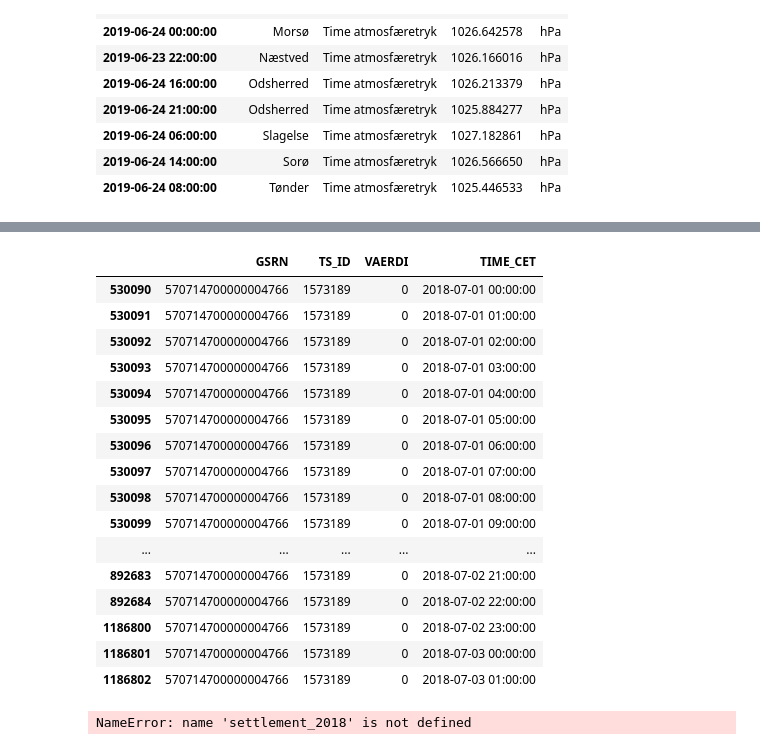
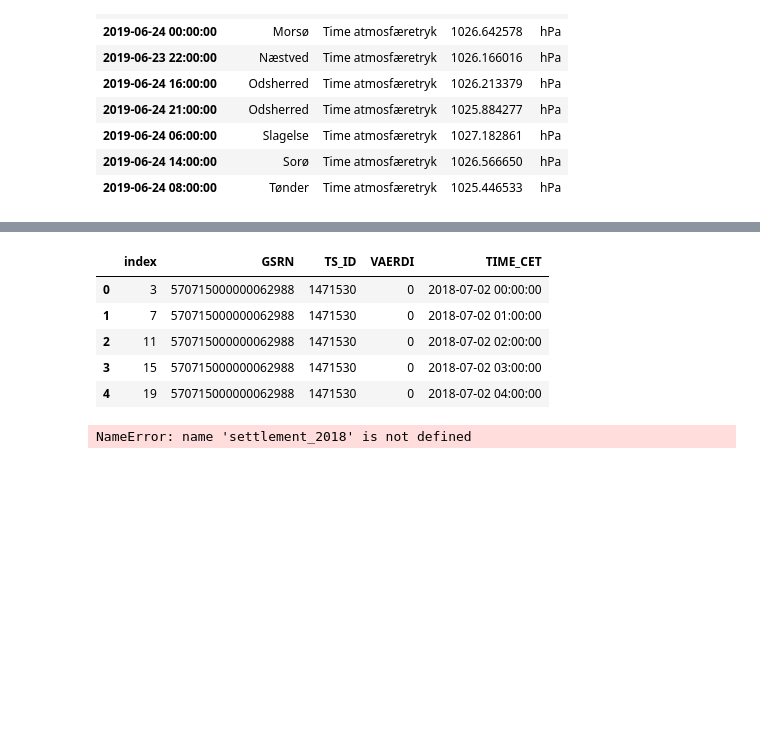
Before and after one commit to sevewing/WindmillPrediction, a Jupyter notebook: preprocessing.ipynb, the cells around one changed output, grey strips where cells are left out. Cells and saved outputs as stored; diff of their text form; code cells hidden in the pictures; blank space fills up the shorter version.

```diff
--- a/preprocessing.ipynb
+++ b/preprocessing.ipynb
@@ -98,2 +211,0 @@ f.to_csv('data/windmills_gis.csv', index=False)
-# %%
-pd.set_option('display.float_format',lambda x : '%.3f' % x)
@@ -279,20 +299,11 @@ settlement_2018.head(20)
+# %%
+settlement_2018 = settlement_2018[settlement_2018.TIME_CET.str.contains(':00:')].reset_index()
 # %%
-settlement_2018[settlement_2018['GSRN'] == '570714700000004766'].head(50)
+settlement_2018.head()
 # %% [output]
-|  | GSRN | TS_ID | VAERDI | TIME_CET |
-| 530090 | 570714700000004766 | 1573189 | 0 | 2018-07-01 00:00:00 |
-| 530091 | 570714700000004766 | 1573189 | 0 | 2018-07-01 01:00:00 |
-| 530092 | 570714700000004766 | 1573189 | 0 | 2018-07-01 02:00:00 |
-| 530093 | 570714700000004766 | 1573189 | 0 | 2018-07-01 03:00:00 |
-| 530094 | 570714700000004766 | 1573189 | 0 | 2018-07-01 04:00:00 |
-| 530095 | 570714700000004766 | 1573189 | 0 | 2018-07-01 05:00:00 |
-| 530096 | 570714700000004766 | 1573189 | 0 | 2018-07-01 06:00:00 |
-| 530097 | 570714700000004766 | 1573189 | 0 | 2018-07-01 07:00:00 |
-| 530098 | 570714700000004766 | 1573189 | 0 | 2018-07-01 08:00:00 |
-| 530099 | 570714700000004766 | 1573189 | 0 | 2018-07-01 09:00:00 |
-| ... | ... | ... | ... | ... |
-| 892683 | 570714700000004766 | 1573189 | 0 | 2018-07-02 21:00:00 |
-| 892684 | 570714700000004766 | 1573189 | 0 | 2018-07-02 22:00:00 |
-| 1186800 | 570714700000004766 | 1573189 | 0 | 2018-07-02 23:00:00 |
-| 1186801 | 570714700000004766 | 1573189 | 0 | 2018-07-03 00:00:00 |
-| 1186802 | 570714700000004766 | 1573189 | 0 | 2018-07-03 01:00:00 |
+|  | index | GSRN | TS_ID | VAERDI | TIME_CET |
+| 0 | 3 | 570715000000062988 | 1471530 | 0 | 2018-07-02 00:00:00 |
+| 1 | 7 | 570715000000062988 | 1471530 | 0 | 2018-07-02 01:00:00 |
+| 2 | 11 | 570715000000062988 | 1471530 | 0 | 2018-07-02 02:00:00 |
+| 3 | 15 | 570715000000062988 | 1471530 | 0 | 2018-07-02 03:00:00 |
+| 4 | 19 | 570715000000062988 | 1471530 | 0 | 2018-07-02 04:00:00 |
```
Also changed, not shown: parts of 61 cells of this notebook, 3 other files.
